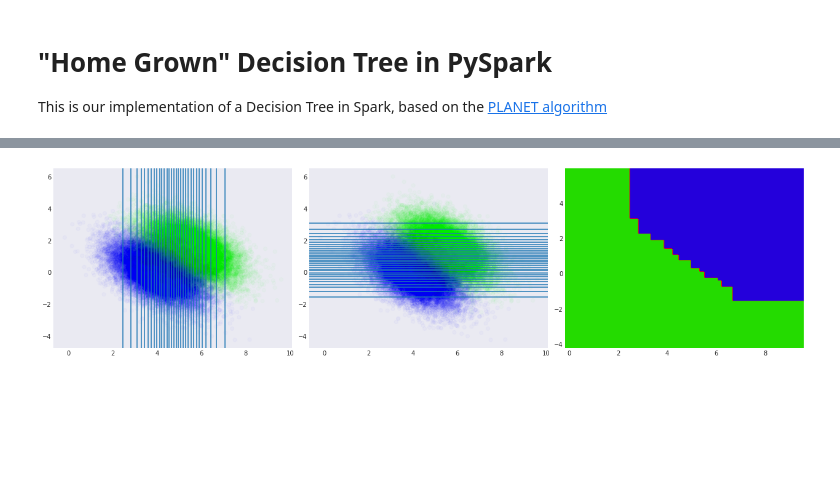
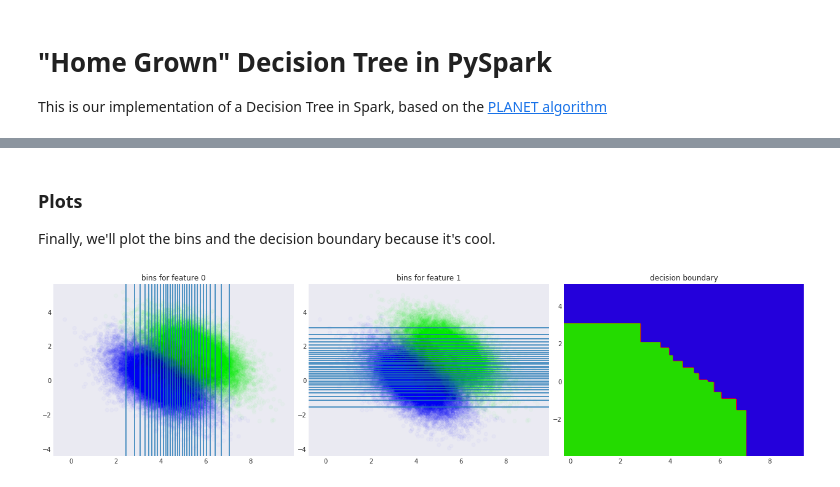
Before and after one commit to michelleliu103/w261_DisplayAdvertisingChallenge, a Jupyter notebook: tree-from-scratch.ipynb, the cells around one changed output, grey strips where cells are left out. Cells and saved outputs as stored; diff of their text form; code cells hidden in the pictures; blank space fills up the shorter version.

Commit message:
get the home grown tree to a presentable state. still need to add support for categorical data

```diff
--- a/tree-from-scratch.ipynb
+++ b/tree-from-scratch.ipynb
@@ -196,5 +46,7 @@ np.random.shuffle(data)
 
 toyRDD = sc.parallelize(data).map(lambda row: (row[-1], row[:-1]))
 # %%
-tree = DecisionTreeBinaryClassifier(2, {}, max_depth=7)
+# instantiate the model and train it
+tree = DecisionTreeBinaryClassifier(2, {}, max_depth=6)
 %time tree.train(toyRDD)
+print(tree.tree_root)
@@ -215,32 +89,39 @@ print(classification_report(data[:, 2], predictions))
         1.0       0.94      0.93      0.93     30000
 
 avg / total       0.93      0.93      0.93     60000
+# %% [markdown]
+### Plots
+
+Finally, we'll plot the bins and the decision boundary because it's cool.
 # %%
 colors = np.array([[0., 1., 0., 0.02] if label == 0 else [0., 0., 1., 0.02] for label in data[:, 2]])
 
 plt.figure(figsize=(18, 5))
 plt.subplot(1, 3, 1)
 plt.scatter(data[:, 0], data[:, 1], c=colors)
 for i in tree.continuous_bins[0]:
     plt.axvline(x=i)
+plt.gca().set_title("bins for feature 0")
 
 plt.subplot(1, 3, 2)
 plt.scatter(data[:, 0], data[:, 1], c=colors)
 for i in tree.continuous_bins[1]:
     plt.axhline(y=i)
+plt.gca().set_title("bins for feature 1")
 
 plt.subplot(1, 3, 3)
 plot_step = 0.05
 
 x_min, x_max = data[:, 0].min(), data[:, 0].max()
 y_min, y_max = data[:, 1].min(), data[:, 1].max()
 xx, yy = np.meshgrid(np.arange(x_min, x_max, plot_step),
                      np.arange(y_min, y_max, plot_step))
 plt.tight_layout(h_pad=0.5, w_pad=0.5, pad=2.5)
+plt.gca().set_title("decision boundary")
 
 meshRDD = sc.parallelize(np.hstack((xx.reshape(-1, 1), yy.reshape(-1, 1))))
 z = tree.predict(meshRDD).collect()
 z = np.array(z).round().reshape(xx.shape)
 cs = plt.contourf(xx, yy, z, cmap=plt.cm.brg)
 # %% [output]
-[figure, old version]
+[figure, new version]
```
Also changed, not shown: parts of 10 cells of this notebook, 2 other files.
